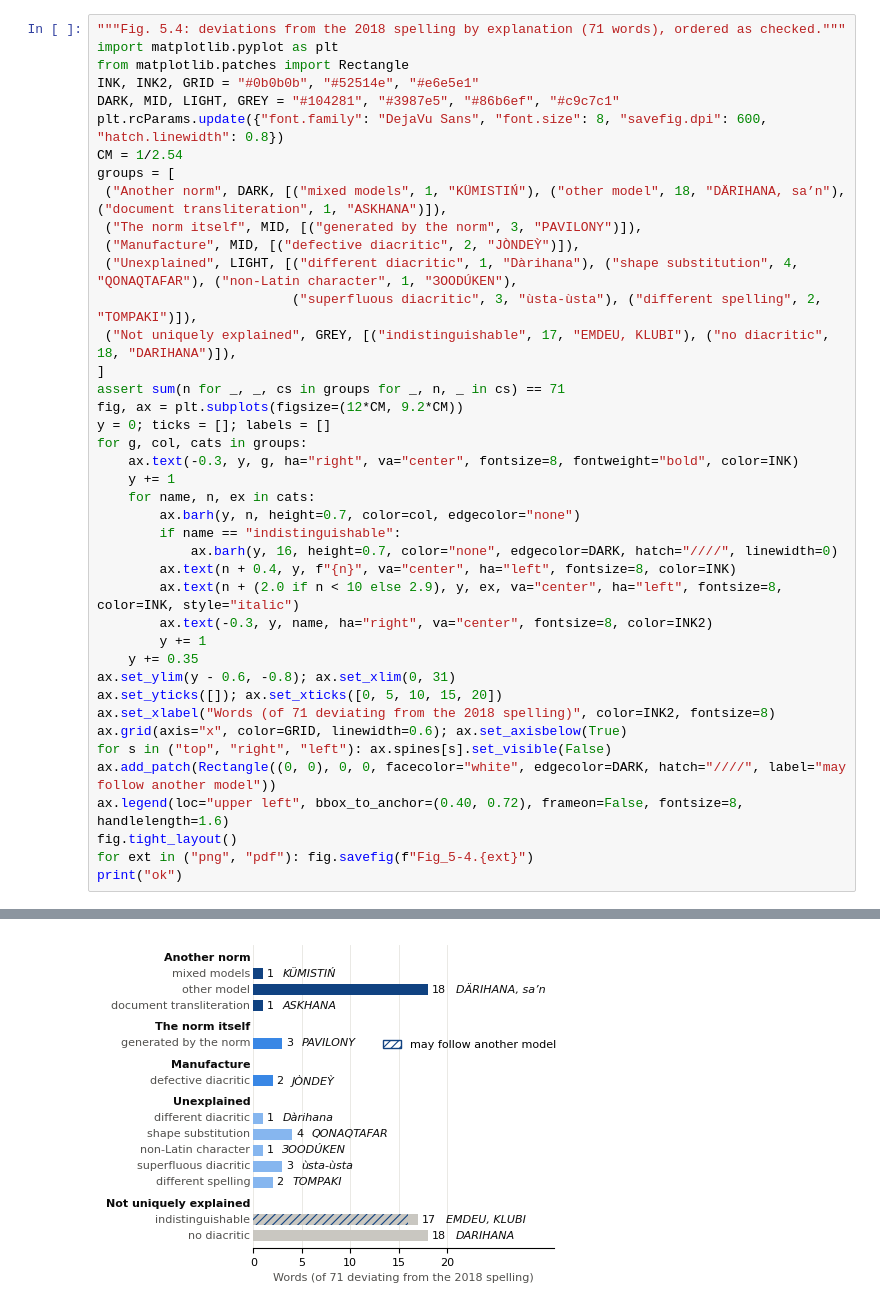
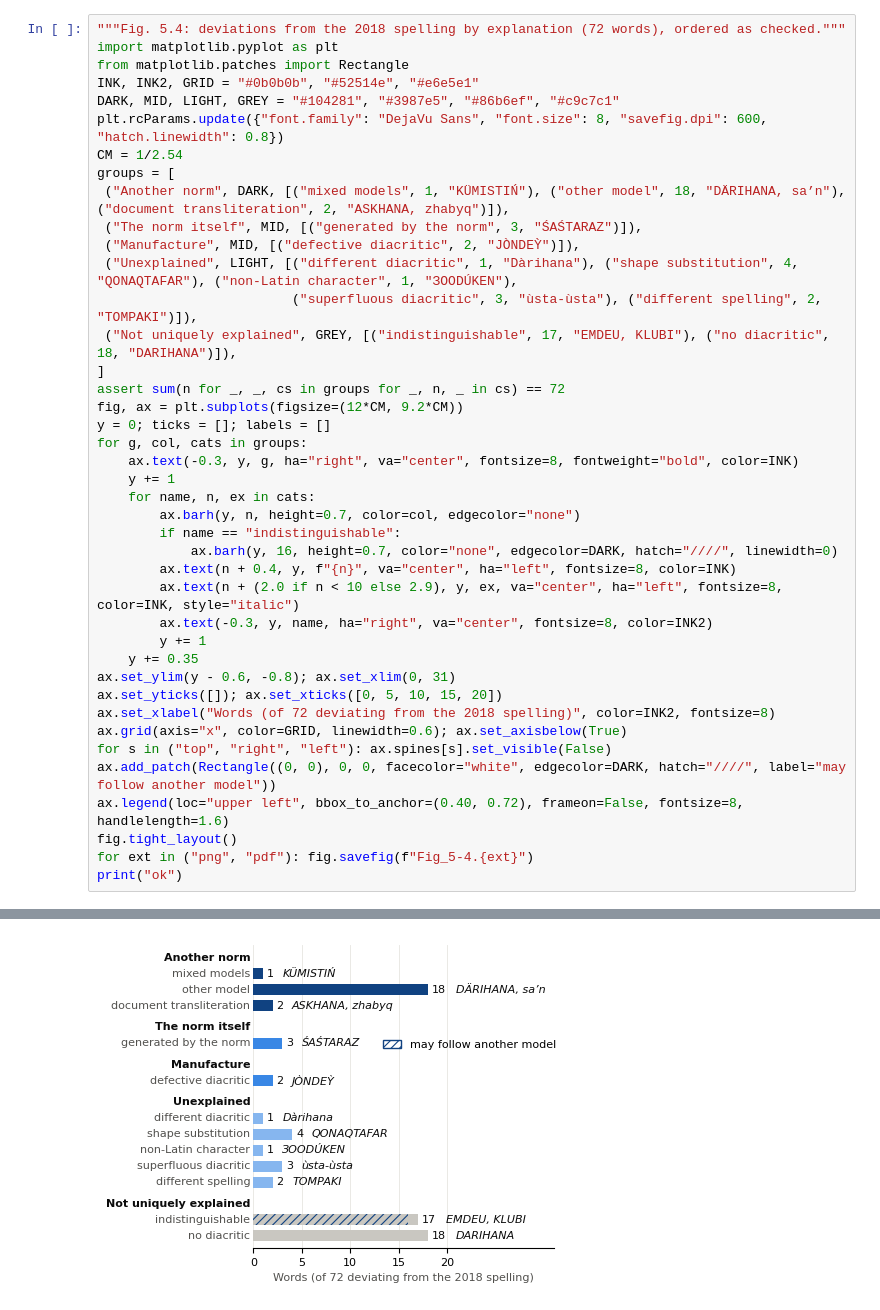
Before and after one commit to AriyaAzamatova/Kazakh_Latin_Signs_Almaty_2026, a Jupyter notebook: Fig_5_4_explanations.ipynb, the cells around one changed output, grey strips where cells are left out. Saved outputs shown, nothing was run; the diff lists cells and outputs as text.

```diff
--- a/Fig_5_4_explanations.ipynb
+++ b/Fig_5_4_explanations.ipynb
@@ -1,7 +1,7 @@
 # %% [markdown]
 <a href="https://colab.research.google.com/github/AriyaAzamatova/Kazakh_Latin_Signs_Almaty_2026/blob/main/Fig_5_4_explanations.ipynb" target="_parent"><img src="https://colab.research.google.com/assets/colab-badge.svg" alt="Open In Colab"/></a>
 # %%
-"""Fig. 5.4: deviations from the 2018 spelling by explanation (71 words), ordered as checked."""
+"""Fig. 5.4: deviations from the 2018 spelling by explanation (72 words), ordered as checked."""
 import matplotlib.pyplot as plt
 from matplotlib.patches import Rectangle
 INK, INK2, GRID = "#0b0b0b", "#52514e", "#e6e5e1"
@@ -9,38 +9,38 @@ DARK, MID, LIGHT, GREY = "#104281", "#3987e5", "#86b6ef", "#c9c7c1"
 plt.rcParams.update({"font.family": "DejaVu Sans", "font.size": 8, "savefig.dpi": 600, "hatch.linewidth": 0.8})
 CM = 1/2.54
 groups = [
- ("Another norm", DARK, [("mixed models", 1, "KÜMISTIŃ"), ("other model", 18, "DÄRIHANA, sa’n"), ("document transliteration", 1, "ASKHANA")]),
- ("The norm itself", MID, [("generated by the norm", 3, "PAVILONY")]),
+ ("Another norm", DARK, [("mixed models", 1, "KÜMISTIŃ"), ("other model", 18, "DÄRIHANA, sa’n"), ("document transliteration", 2, "ASKHANA, zhabyq")]),
+ ("The norm itself", MID, [("generated by the norm", 3, "ŚAŚTARAZ")]),
  ("Manufacture", MID, [("defective diacritic", 2, "JÒNDEỲ")]),
  ("Unexplained", LIGHT, [("different diacritic", 1, "Dàrihana"), ("shape substitution", 4, "QONAQTAFAR"), ("non-Latin character", 1, "ЗOODÚKEN"),
                          ("superfluous diacritic", 3, "ùsta-ùsta"), ("different spelling", 2, "TOMPAKI")]),
  ("Not uniquely explained", GREY, [("indistinguishable", 17, "EMDEU, KLUBI"), ("no diacritic", 18, "DARIHANA")]),
 ]
-assert sum(n for _, _, cs in groups for _, n, _ in cs) == 71
+assert sum(n for _, _, cs in groups for _, n, _ in cs) == 72
 fig, ax = plt.subplots(figsize=(12*CM, 9.2*CM))
 y = 0; ticks = []; labels = []
 for g, col, cats in groups:
     ax.text(-0.3, y, g, ha="right", va="center", fontsize=8, fontweight="bold", color=INK)
     y += 1
     for name, n, ex in cats:
         ax.barh(y, n, height=0.7, color=col, edgecolor="none")
         if name == "indistinguishable":
             ax.barh(y, 16, height=0.7, color="none", edgecolor=DARK, hatch="////", linewidth=0)
         ax.text(n + 0.4, y, f"{n}", va="center", ha="left", fontsize=8, color=INK)
         ax.text(n + (2.0 if n < 10 else 2.9), y, ex, va="center", ha="left", fontsize=8, color=INK, style="italic")
         ax.text(-0.3, y, name, ha="right", va="center", fontsize=8, color=INK2)
         y += 1
     y += 0.35
 ax.set_ylim(y - 0.6, -0.8); ax.set_xlim(0, 31)
 ax.set_yticks([]); ax.set_xticks([0, 5, 10, 15, 20])
-ax.set_xlabel("Words (of 71 deviating from the 2018 spelling)", color=INK2, fontsize=8)
+ax.set_xlabel("Words (of 72 deviating from the 2018 spelling)", color=INK2, fontsize=8)
 ax.grid(axis="x", color=GRID, linewidth=0.6); ax.set_axisbelow(True)
 for s in ("top", "right", "left"): ax.spines[s].set_visible(False)
 ax.add_patch(Rectangle((0, 0), 0, 0, facecolor="white", edgecolor=DARK, hatch="////", label="may follow another model"))
 ax.legend(loc="upper left", bbox_to_anchor=(0.40, 0.72), frameon=False, fontsize=8, handlelength=1.6)
 fig.tight_layout()
 for ext in ("png", "pdf"): fig.savefig(f"Fig_5-4.{ext}")
 print("ok")
 # %% [output]
 ok
-[figure, old version]
+[figure, new version]
```
